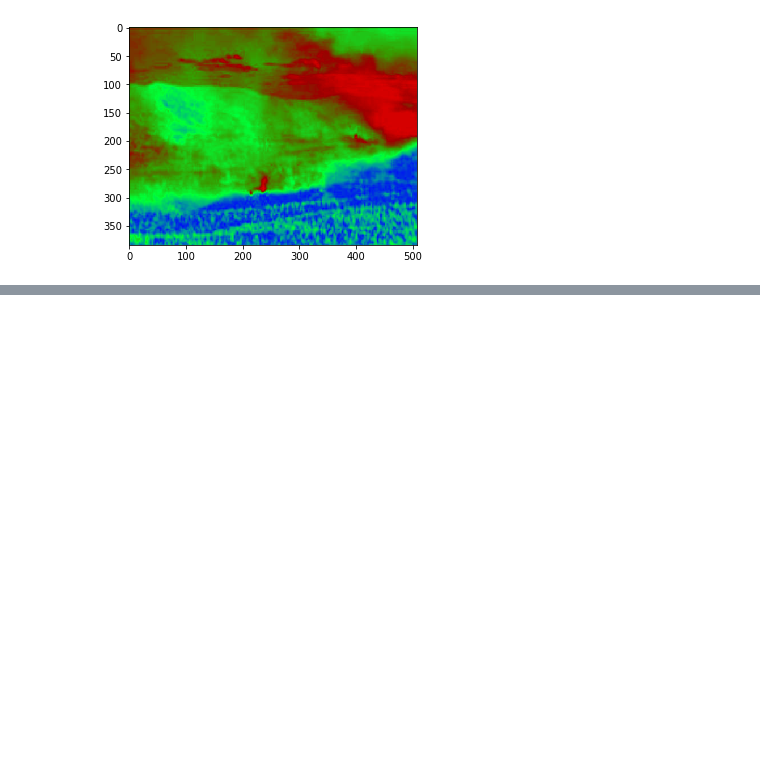
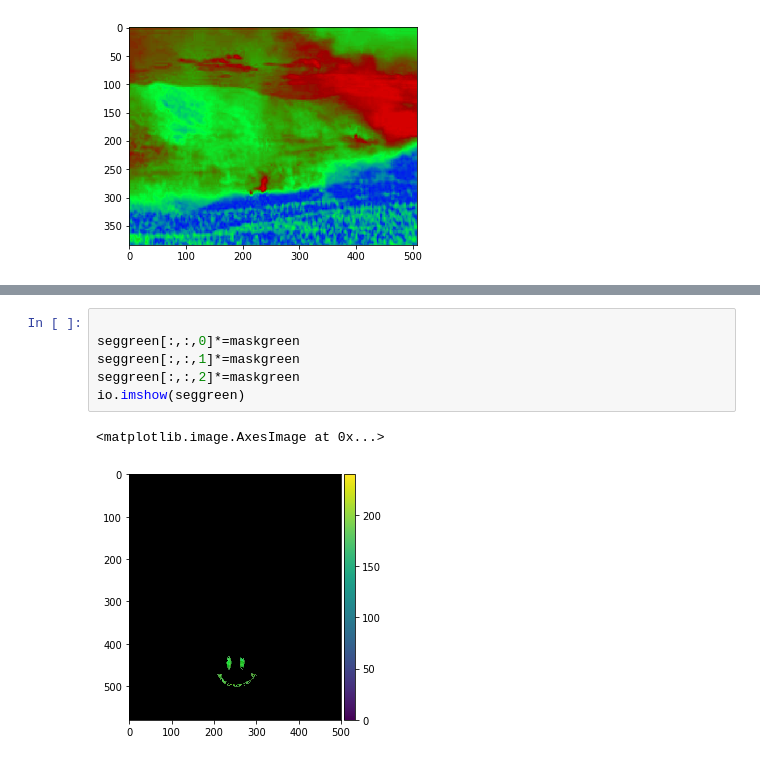
Before and after one commit to xingnix/learning, a Jupyter notebook: imageprocessing/jupyter/6/python3.ipynb, the cells around one changed output, grey strips where cells are left out. Cells and saved outputs as stored; diff of their text form; blank space fills up the shorter version.

```diff
--- a/imageprocessing/jupyter/6/python3.ipynb
+++ b/imageprocessing/jupyter/6/python3.ipynb
@@ -75,0 +116,9 @@ plt.imshow(shuffledrgb)
+# %%
+
+seggreen[:,:,0]*=maskgreen
+seggreen[:,:,1]*=maskgreen
+seggreen[:,:,2]*=maskgreen
+io.imshow(seggreen)
+# %% [output]
+<matplotlib.image.AxesImage at 0x...>
+[figure, added]
```
Also changed, not shown: parts of 27 cells of this notebook, 1 other file.
